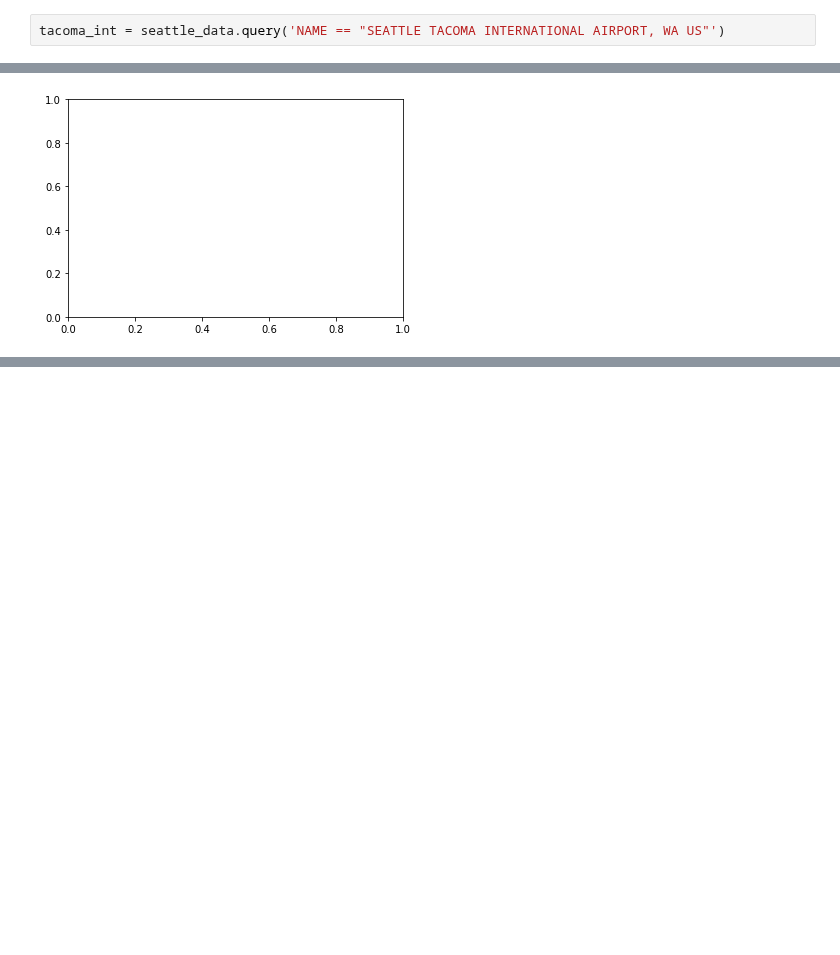
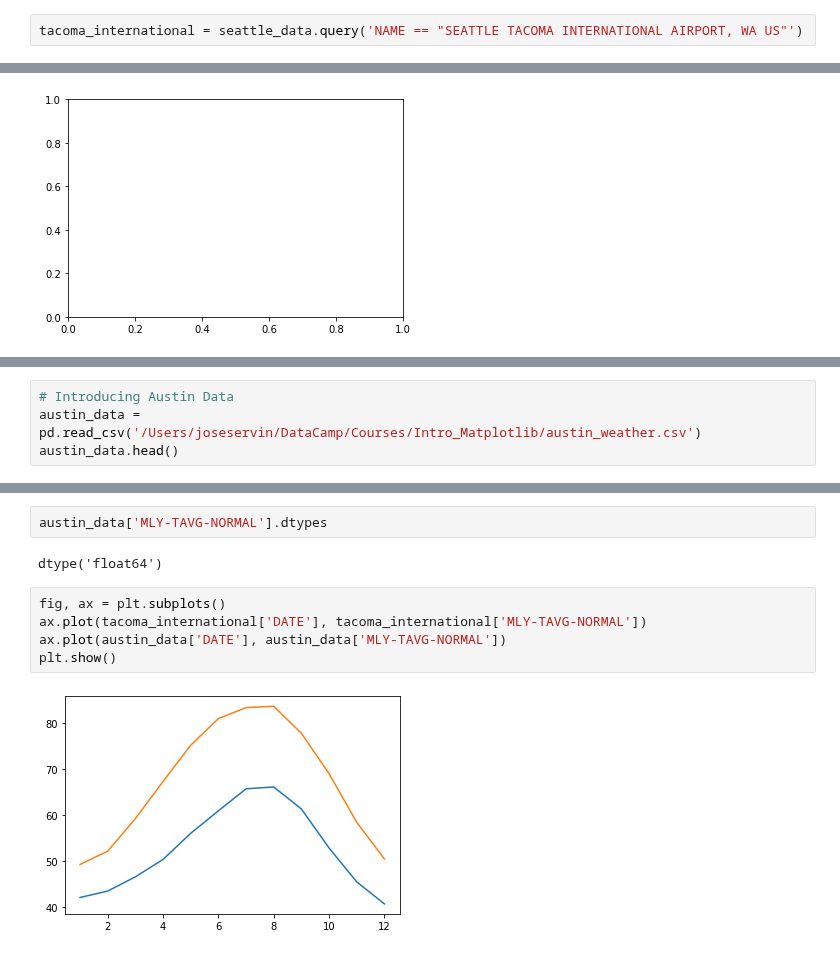
Before and after one commit to Jose-Servin/DataCamp, a Jupyter notebook: Courses/Intro_Matplotlib/all_about_matplotlib.ipynb, the cells around one changed output, grey strips where cells are left out. Drawn from its saved outputs; the diff is of its cells as text; blank space fills up the shorter version.

Commit message:
new data visualization with matplotlib.pyplot

```diff
--- a/Courses/Intro_Matplotlib/all_about_matplotlib.ipynb
+++ b/Courses/Intro_Matplotlib/all_about_matplotlib.ipynb
@@ -66,5 +68,5 @@ array(['PALMER 3 ESE, WA US', 'EVERETT SNOHOMISH CO AIRPORT, WA US',
        'SNOQUALMIE FALLS, WA US', 'BREMERTON, WA US', 'KENT, WA US'],
       dtype=object)
 # %%
-tacoma_int = seattle_data.query('NAME == "SEATTLE TACOMA INTERNATIONAL AIRPORT, WA US"')
+tacoma_international = seattle_data.query('NAME == "SEATTLE TACOMA INTERNATIONAL AIRPORT, WA US"')
 # %%
@@ -92,0 +97,4 @@ plt.show()
+# %%
+# Introducing Austin Data
+austin_data = pd.read_csv('/Users/joseservin/DataCamp/Courses/Intro_Matplotlib/austin_weather.csv')
+austin_data.head()
@@ -92,0 +148,11 @@ plt.show()
+# %%
+austin_data['MLY-TAVG-NORMAL'].dtypes
+# %% [output]
+dtype('float64')
+# %%
+fig, ax = plt.subplots()
+ax.plot(tacoma_international['DATE'], tacoma_international['MLY-TAVG-NORMAL'])
+ax.plot(austin_data['DATE'], austin_data['MLY-TAVG-NORMAL'])
+plt.show()
+# %% [output]
+[figure, added]
```
Also changed, not shown: parts of 18 cells of this notebook.
